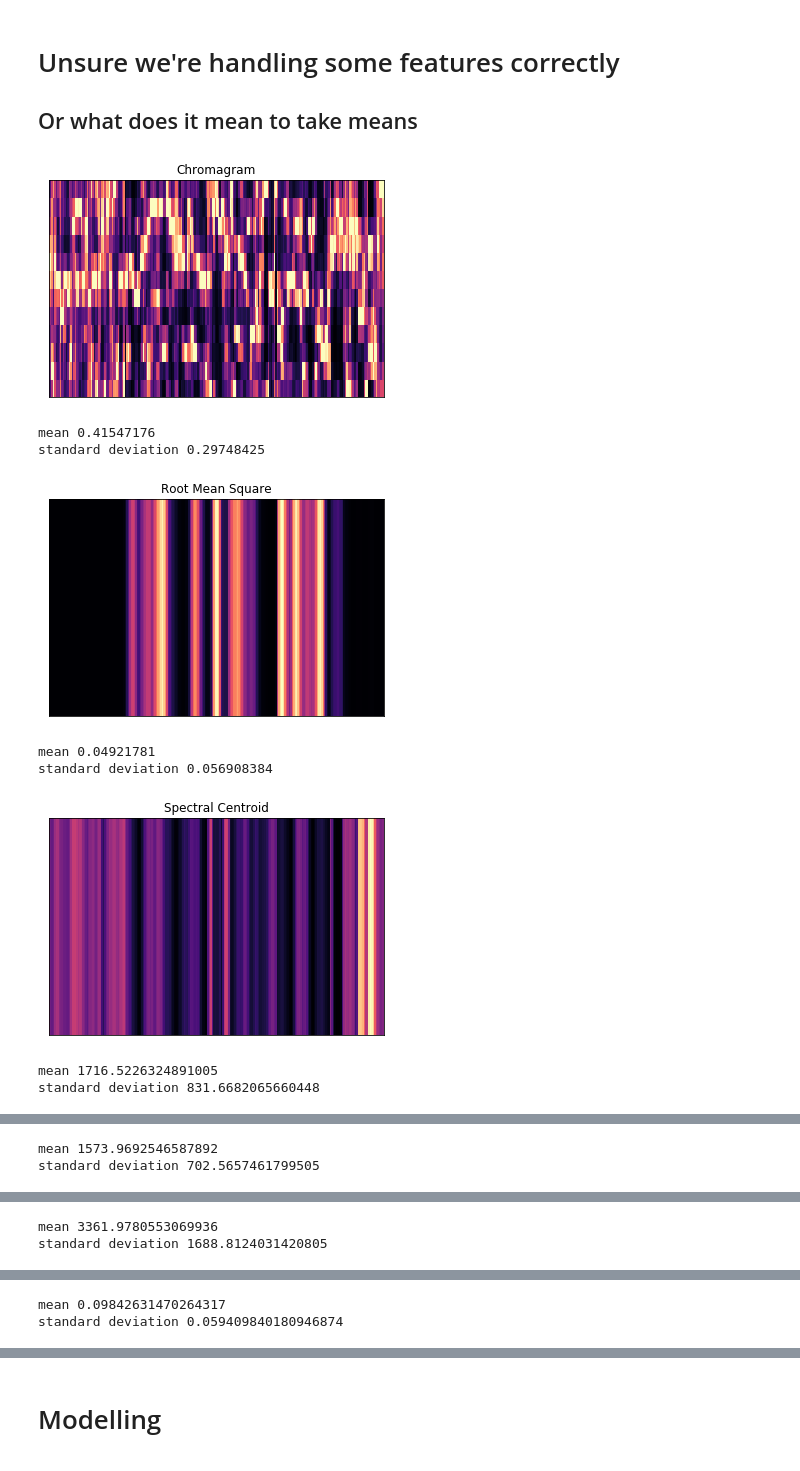
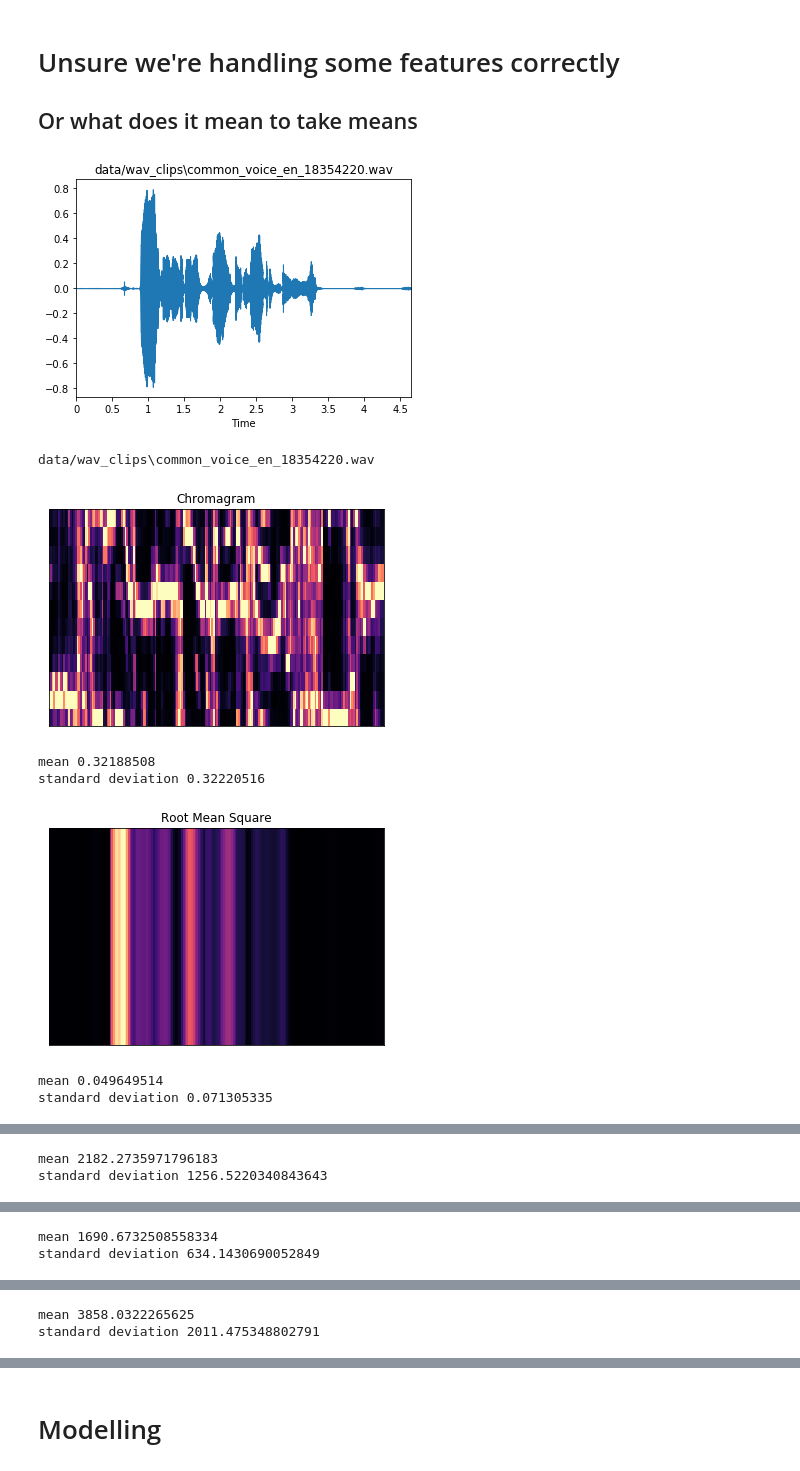
Before and after one commit to Risto-R/IDS-Project, a Jupyter notebook: Notebook.ipynb, the cells around one changed output, grey strips where cells are left out. Cells and saved outputs as stored; diff of their text form; code cells hidden in the pictures.

```diff
--- a/Notebook.ipynb
+++ b/Notebook.ipynb
@@ -18,17 +18,5 @@ os.environ["PATH"] += os.pathsep + 'FFMPEG/bin' # Path to FFMPEG bin
 # %% [markdown]
 # Feature Extraction
-# %%
-i_limit = 10000
-i = 0
-dir = os.fsdecode(mp3_folder)
-for path in os.listdir(dir):
-    if i == i_limit:
-        break
-    src = os.path.join(dir, path)
-    dst = wav_folder + path[:-3] + str("wav")
-    sound = pydub.AudioSegment.from_mp3(src)
-    sound.export(dst, format("wav"))
-    i += 1
 # %%
 df = pd.read_csv(pathname, sep="\t")
 df
@@ -132,7 +139,7 @@ for index, row in df.iterrows():
             #https://librosa.github.io/librosa/generated/librosa.feature.spectral_rolloff.html
             zcr = np.mean(lb.feature.zero_crossing_rate(y))
             #https://librosa.github.io/librosa/generated/librosa.feature.zero_crossing_rate.html
-            mfcc = np.mean(lb.feature.mfcc(y=y, sr=sr))
+            mfcc = lb.feature.mfcc(y=y, sr=sr)
             #https://librosa.github.io/librosa/generated/librosa.feature.mfcc.html
 
             column_chroma_stft.append(chroma_stft)
@@ -141,5 +148,25 @@ for index, row in df.iterrows():
             column_spec_bw.append(spec_bw)
             column_rolloff.append(rolloff)
             column_zcr.append(zcr)
-            column_mfcc.append(mfcc)
+
+            column_mfcc1.append(np.mean(mfcc[0]))
+            column_mfcc2.append(np.mean(mfcc[1]))
+            column_mfcc3.append(np.mean(mfcc[2]))
+            column_mfcc4.append(np.mean(mfcc[3]))
+            column_mfcc5.append(np.mean(mfcc[4]))
+            column_mfcc6.append(np.mean(mfcc[5]))
+            column_mfcc7.append(np.mean(mfcc[6]))
+            column_mfcc8.append(np.mean(mfcc[7]))
+            column_mfcc9.append(np.mean(mfcc[8]))
+            column_mfcc10.append(np.mean(mfcc[9]))
+            column_mfcc11.append(np.mean(mfcc[10]))
+            column_mfcc12.append(np.mean(mfcc[11]))
+            column_mfcc13.append(np.mean(mfcc[12]))
+            column_mfcc14.append(np.mean(mfcc[13]))
+            column_mfcc15.append(np.mean(mfcc[14]))
+            column_mfcc16.append(np.mean(mfcc[15]))
+            column_mfcc17.append(np.mean(mfcc[16]))
+            column_mfcc18.append(np.mean(mfcc[17]))
+            column_mfcc19.append(np.mean(mfcc[18]))
+            column_mfcc20.append(np.mean(mfcc[19]))
 # %% [output]
@@ -209,11 +256,13 @@ def librosaFeatureDisplay(feature,title):
     print("standard deviation",np.std(feature))
 # %%
 df = pd.read_csv(output_pathname, encoding="utf-8", sep="\t")
-row = df.iloc[0,:]
-y, sr = lb.load(osPath(row.path))
 # %%
 def present_values(row):
     y, sr = lb.load(osPath(row.path))
+    lb.display.waveplot(y=y, sr=sr)
+    plt.title(row.path)
+    plt.show()
+    print(row.path)
     librosaFeatureDisplay(lb.feature.chroma_stft(y=y, sr=sr),"Chromagram")
     librosaFeatureDisplay(lb.feature.rms(y=y),"Root Mean Square")
     librosaFeatureDisplay(lb.feature.spectral_centroid(y=y, sr=sr),"Spectral Centroid")
@@ -226,14 +275,13 @@ def play_sound(row):
     print("DOESN'T WORK")
     play(AudioSegment.from_wav(osPath(row.path)))
 # %%
-present_values(df.iloc[1,:])
+present_values(df.iloc[0,:])
 # %% [output]
-[figure, old version]
+[figure, new version]
-mean 0.41547176
-standard deviation 0.29748425
+data/wav_clips\common_voice_en_18354220.wav
-[figure, old version]
+[figure, new version]
-mean 0.04921781
-standard deviation 0.056908384
+mean 0.32188508
+standard deviation 0.32220516
-[figure, old version]
+[figure, new version]
-mean 1716.5226324891005
-standard deviation 831.6682065660448
+mean 0.049649514
+standard deviation 0.071305335
@@ -241,2 +289,2 @@ standard deviation 831.6682065660448
-mean 1573.9692546587892
-standard deviation 702.5657461799505
+mean 2182.2735971796183
+standard deviation 1256.5220340843643
@@ -244,2 +292,2 @@ standard deviation 702.5657461799505
-mean 3361.9780553069936
-standard deviation 1688.8124031420805
+mean 1690.6732508558334
+standard deviation 634.1430690052849
@@ -247,2 +295,2 @@ standard deviation 1688.8124031420805
-mean 0.09842631470264317
-standard deviation 0.059409840180946874
+mean 3858.0322265625
+standard deviation 2011.475348802791
```
Also changed, not shown: parts of 15 cells of this notebook, 2 other files.
